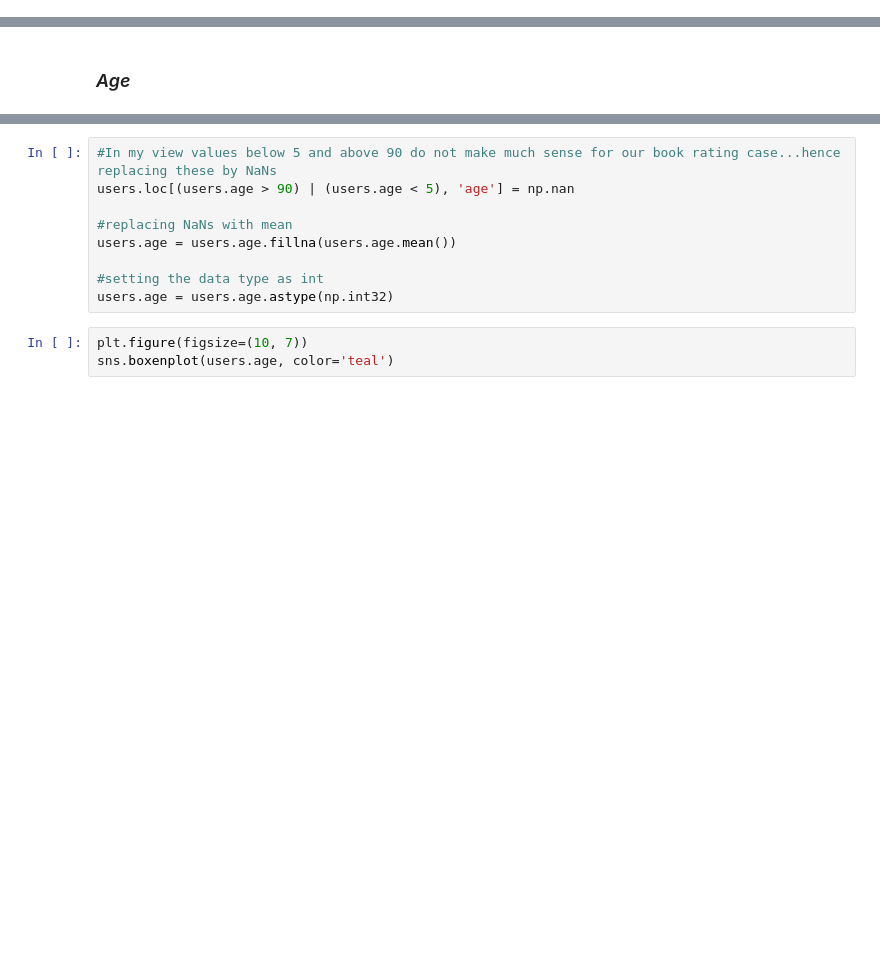
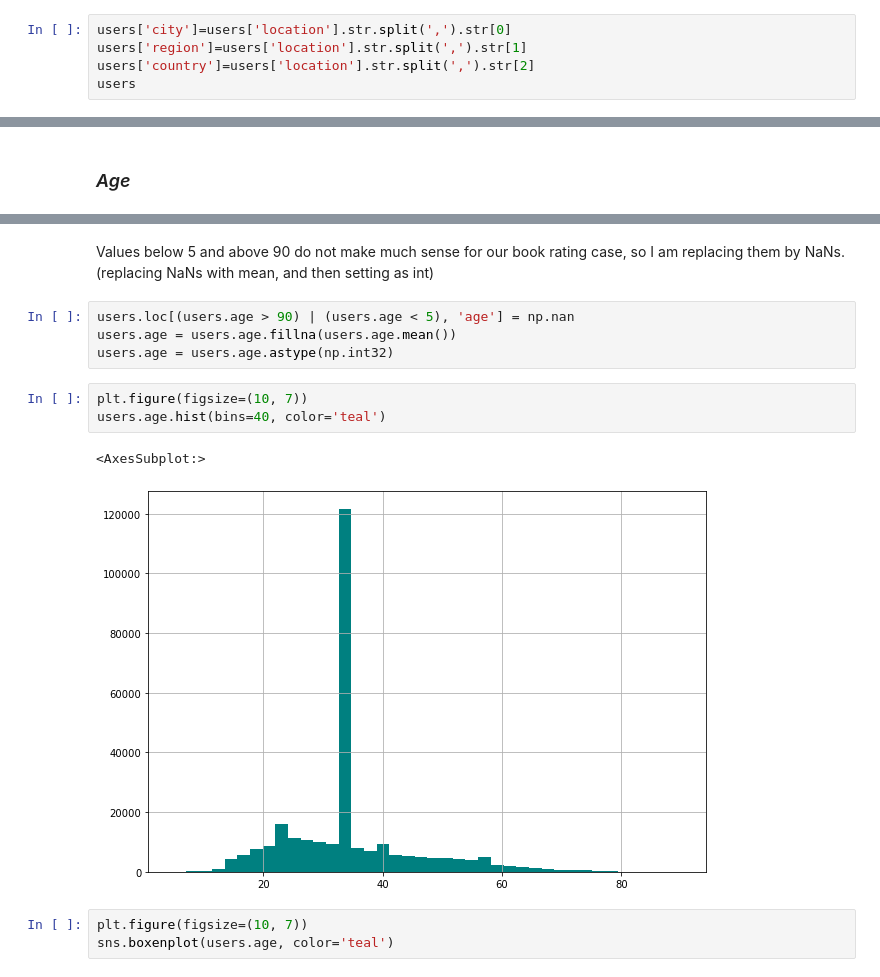
Before and after one commit to SophieHubert/Recommended-Reading, a Jupyter notebook: Working/01.2 - Data cleaning - Users.ipynb, the cells around one changed output, grey strips where cells are left out. Drawn from its saved outputs; the diff is of its cells as text; blank space fills up the shorter version.

```diff
--- a/Working/01.2 - Data cleaning - Users.ipynb
+++ b/Working/01.2 - Data cleaning - Users.ipynb
@@ -117,0 +122,5 @@ memory usage: 6.4+ MB
+# %%
+users['city']=users['location'].str.split(',').str[0]
+users['region']=users['location'].str.split(',').str[1]
+users['country']=users['location'].str.split(',').str[2]
+users
@@ -124,15 +209,18 @@ users.age.hist(bins=40, color='teal')
 # %% [output]
 <AxesSubplot:>
 [figure]
+# %% [markdown]
+Values below 5 and above 90 do not make much sense for our book rating case, so I am replacing them by NaNs.(replacing NaNs with mean, and then setting as int)
 # %%
-#In my view values below 5 and above 90 do not make much sense for our book rating case...hence replacing these by NaNs
 users.loc[(users.age > 90) | (users.age < 5), 'age'] = np.nan
-
-#replacing NaNs with mean
 users.age = users.age.fillna(users.age.mean())
-
-#setting the data type as int
 users.age = users.age.astype(np.int32)
+# %%
+plt.figure(figsize=(10, 7))
+users.age.hist(bins=40, color='teal')
+# %% [output]
+<AxesSubplot:>
+[figure, added]
 # %%
 plt.figure(figsize=(10, 7))
 sns.boxenplot(users.age, color='teal')
```
Also changed, not shown: parts of 13 cells of this notebook, 2 other files.
